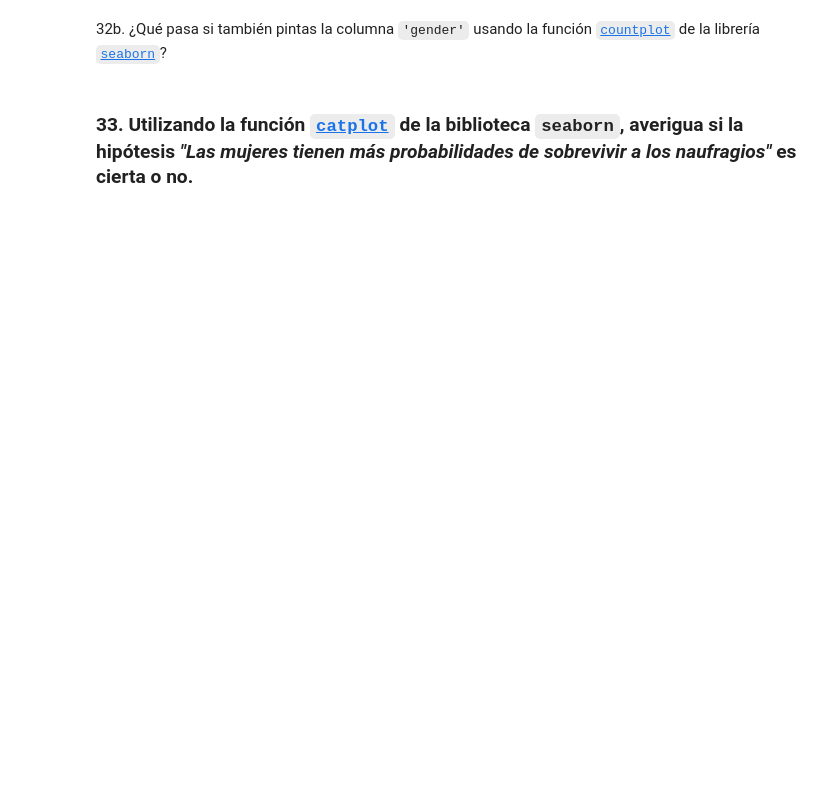
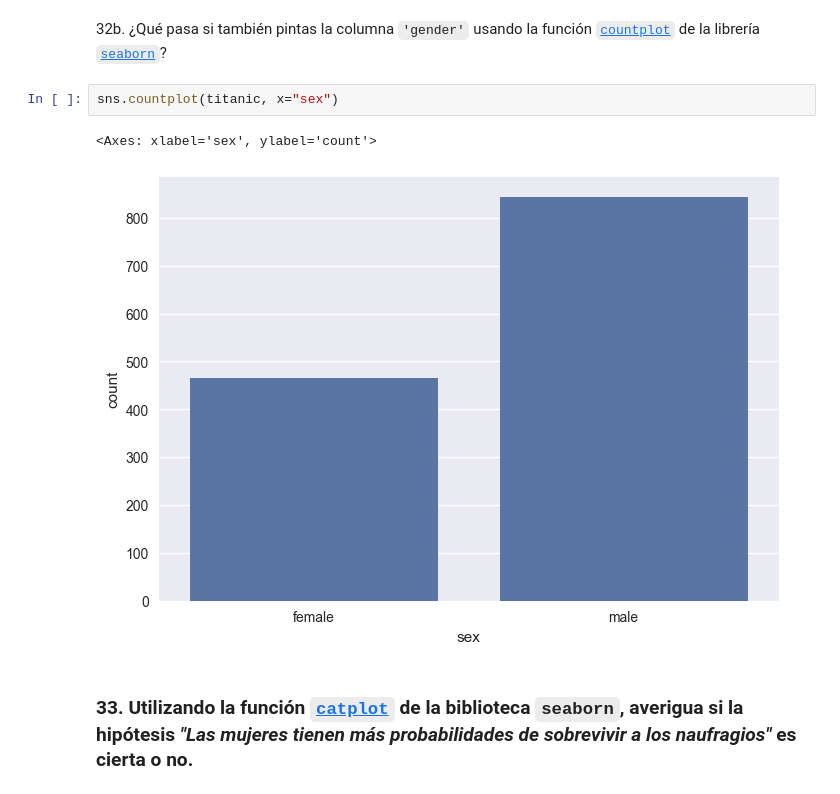
Before and after one commit to javipiazza94/Data-Science-TBB, a Jupyter notebook: THE_BRIDGE_DS_BC/2-Data Analytics/4-Pandas/Ejercicios/10-titanic/Titanic.ipynb, the cells around one changed output. Drawn from its saved outputs; the diff is of its cells as text; blank space fills up the shorter version.

```diff
--- a/THE_BRIDGE_DS_BC/2-Data Analytics/4-Pandas/Ejercicios/10-titanic/Titanic.ipynb
+++ b/THE_BRIDGE_DS_BC/2-Data Analytics/4-Pandas/Ejercicios/10-titanic/Titanic.ipynb
@@ -428,5 +547,10 @@ import matplotlib.pyplot as plt
 # %% [markdown]
 32b. ¿Qué pasa si también pintas la columna `'gender'` usando la función [`countplot`](https://seaborn.pydata.org/generated/seaborn.countplot.html) de la librería [`seaborn`](https://seaborn.pydata.org/)?
+# %%
+sns.countplot(titanic, x="sex")
+# %% [output]
+<Axes: xlabel='sex', ylabel='count'>
+[figure, added]
 # %% [markdown]
 ### 33. Utilizando la función [`catplot`](https://seaborn.pydata.org/generated/seaborn.catplot.html) de la biblioteca `seaborn`, averigua si la hipótesis _"Las mujeres tienen más probabilidades de sobrevivir a los naufragios"_ es cierta o no.
 # %% [markdown]
```
Also changed, not shown: parts of 24 cells of this notebook, 1 other file.
